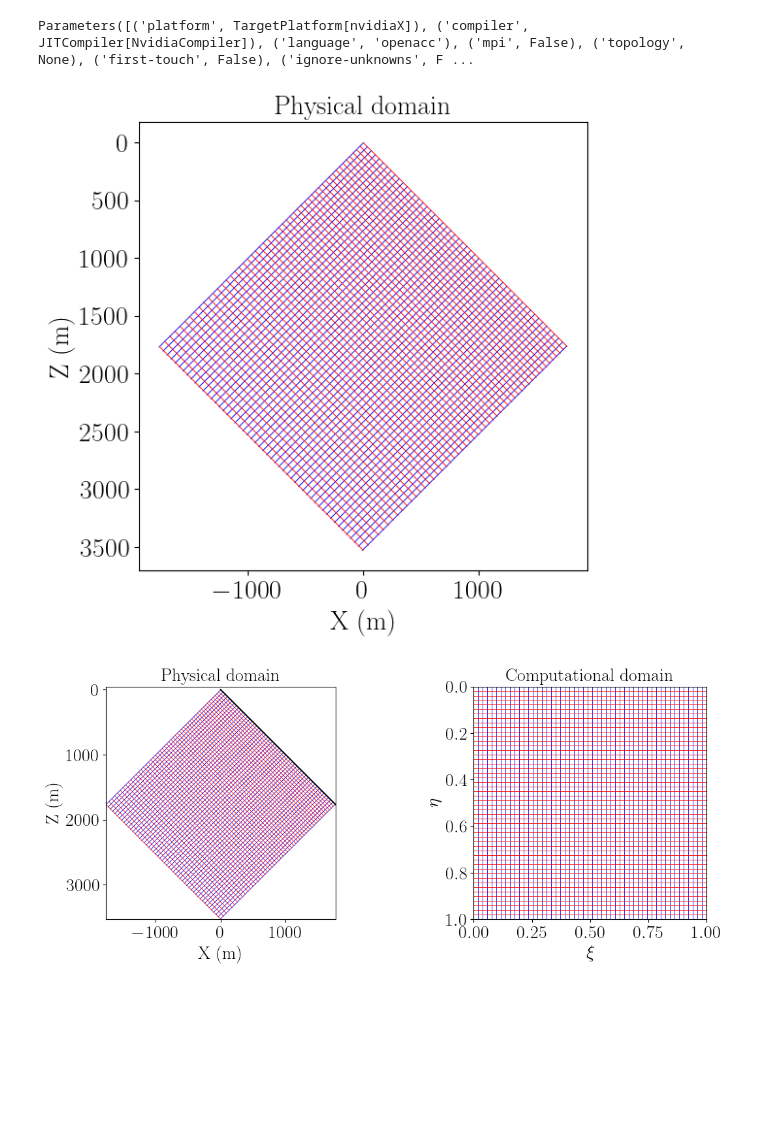
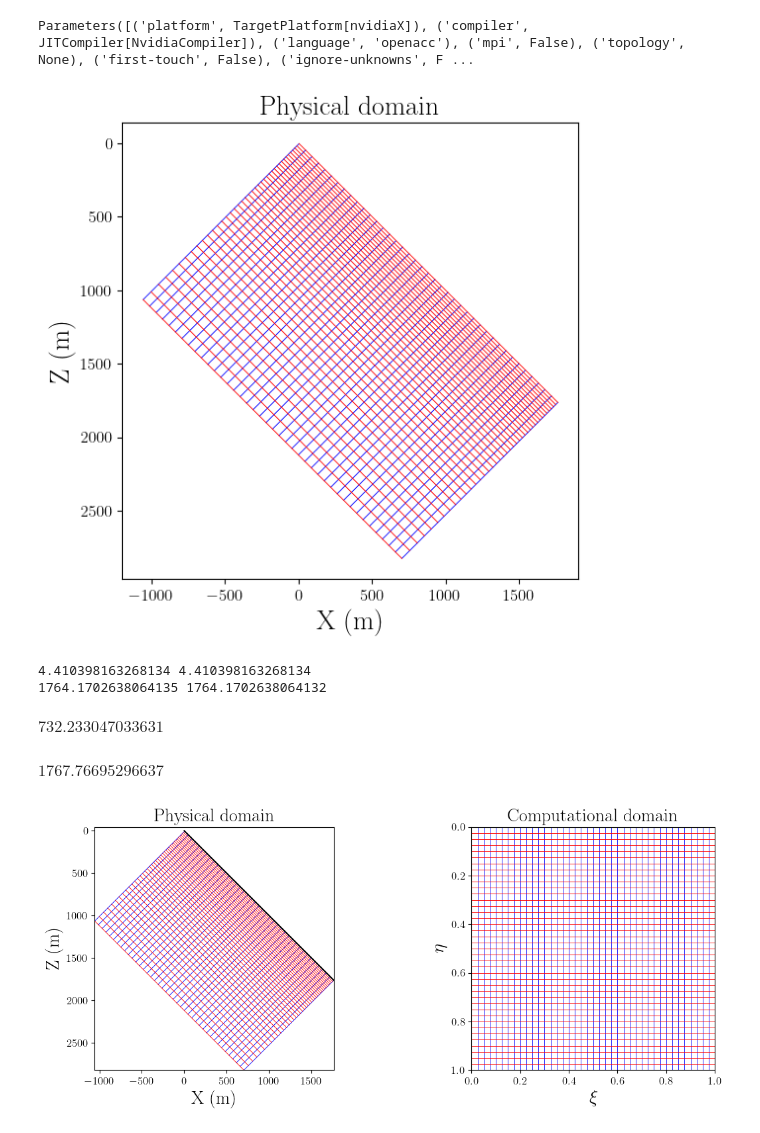
Before and after one commit to Ivanjav/devitocurvilinear, a Jupyter notebook: devito_examples/homotilted/example_homotilted.ipynb, the cells around one changed output. Drawn from its saved outputs; the diff is of its cells as text; code cells hidden in the pictures; blank space fills up the shorter version.

```diff
--- a/devito_examples/homotilted/example_homotilted.ipynb
+++ b/devito_examples/homotilted/example_homotilted.ipynb
@@ -22,10 +22,10 @@ init_printing(use_latex='mathjax')
 # Some ploting setup
 plt.rc('text', usetex=True)
 plt.rc('font', family='serif')
-plt.rc('xtick', labelsize=20)
-plt.rc('ytick', labelsize=20)
-fonttitle=22
-fontlabel=20
+plt.rc('xtick', labelsize=12)
+plt.rc('ytick', labelsize=12)
+fonttitle=18
+fontlabel=12
 savefig=True
 # %% [output]
 Parameters([('platform', TargetPlatform[nvidiaX]), ('compiler', JITCompiler[NvidiaCompiler]), ('language', 'openacc'), ('mpi', False), ('topology', None), ('first-touch', False), ('ignore-unknowns', F ...
@@ -35,7 +35,7 @@ Parameters([('platform', TargetPlatform[nvidiaX]), ('compiler', JITCompiler[Nvid
 from devitocurvilinear import meshgrid_from_topo
 
 L = 2500.0       # period (m)
-H = 2500.0        # depth extent for eta (m)
+H = 1500.0        # depth extent for eta (m)
 S = L/(2*np.pi)
 
 def y_s(x):
@@ -44,37 +44,37 @@ def y_s(x):
     base = 0*x
     #base = 250*np.sin(2*np.pi*x/L)+250
     return base
-n_xi = 512
-n_eta = 512
+n_xi = 401
+n_eta = 401
 x_top = np.linspace(0.0, L, num=n_xi)
 y_top = y_s(x_top)
-X, Z = meshgrid_from_topo(x_top, y_top, n_xi=n_xi, n_eta=n_eta, H=H, max_iter=5,beta=1.0)
+X, Z = meshgrid_from_topo(x_top, y_top, n_xi=n_xi, n_eta=n_eta, H=H, max_iter=5,beta=2.0)
 #X, Z = np.meshgrid(x_top, np.linspace(0.0, H, num=n_eta))
 # Roration 45 degrees
 theta = np.deg2rad(45)
 X_rot =  X*np.cos(theta) - Z*np.sin(theta)
 Z_rot =  X*np.sin(theta) + Z*np.cos(theta)
 X = X_rot
 Z = Z_rot
 x_top_rot =  x_top*np.cos(theta) - y_top*np.sin(theta)
 y_top_rot =  x_top*np.sin(theta) + y_top*np.cos(theta)
 x_top = x_top_rot
 y_top = y_top_rot
 fig, ax = plt.subplots()
 skip = 10
 # --- Physical domain ---
 for i in range(0, X.shape[1], skip):
     ax.plot(X[:, i], Z[:, i], linewidth=0.6, color='blue')
 for j in range(0, X.shape[0], skip):
     ax.plot(X[j, :], Z[j, :], linewidth=0.6, color='red')
 ax.set_xlabel('X (m)', fontsize=20)
 ax.set_ylabel('Z (m)', fontsize=20)
 ax.set_title('Physical domain', fontsize=20)
 ax.invert_yaxis()
 ax.set_aspect('equal')
 plt.show()
 # %% [output]
-[figure, old version]
+[figure, new version]
 # %%
 if 1:
     np.savetxt('top.dat', np.column_stack((x_top.flatten(), 2500-y_top.flatten())), fmt='%f')
@@ -86,6 +86,19 @@ Xi, Eta = np.meshgrid(xi, eta)
 cm = CurviMap(Xi, Eta, X, Z)
 from scipy.interpolate import  interp1d
 top = interp1d(X[0,:],Z[0,:], kind='linear', fill_value='extrapolate')
+print(X[0,0],Z[0,0])
+print(X[0,-1], Z[0,-1])
+# %% [output]
+4.410398163268134 4.410398163268134
+1764.1702638064135 1764.1702638064132
+# %%
+2500-2500*np.cos(theta)
+# %% [output]
+$\displaystyle 732.233047033631$
+# %%
+2500*np.cos(theta)
+# %% [output]
+$\displaystyle 1767.76695296637$
 # %%
 
 ###################################
@@ -119,7 +132,6 @@ axes[1].set_aspect('equal')
 plt.tight_layout()
 plt.show()
 if savefig:
-    fig.savefig('mesh_homo.pdf', transparent=True,bbox_inches='tight')
-    fig.savefig('mesh_homo.png', transparent=True,bbox_inches='tight')
+    fig.savefig('mesh_homotilted.pdf', transparent=True,bbox_inches='tight')
 # %% [output]
-[figure, old version]
+[figure, new version]
```
Also changed, not shown: parts of 17 cells of this notebook, 1 other file.
